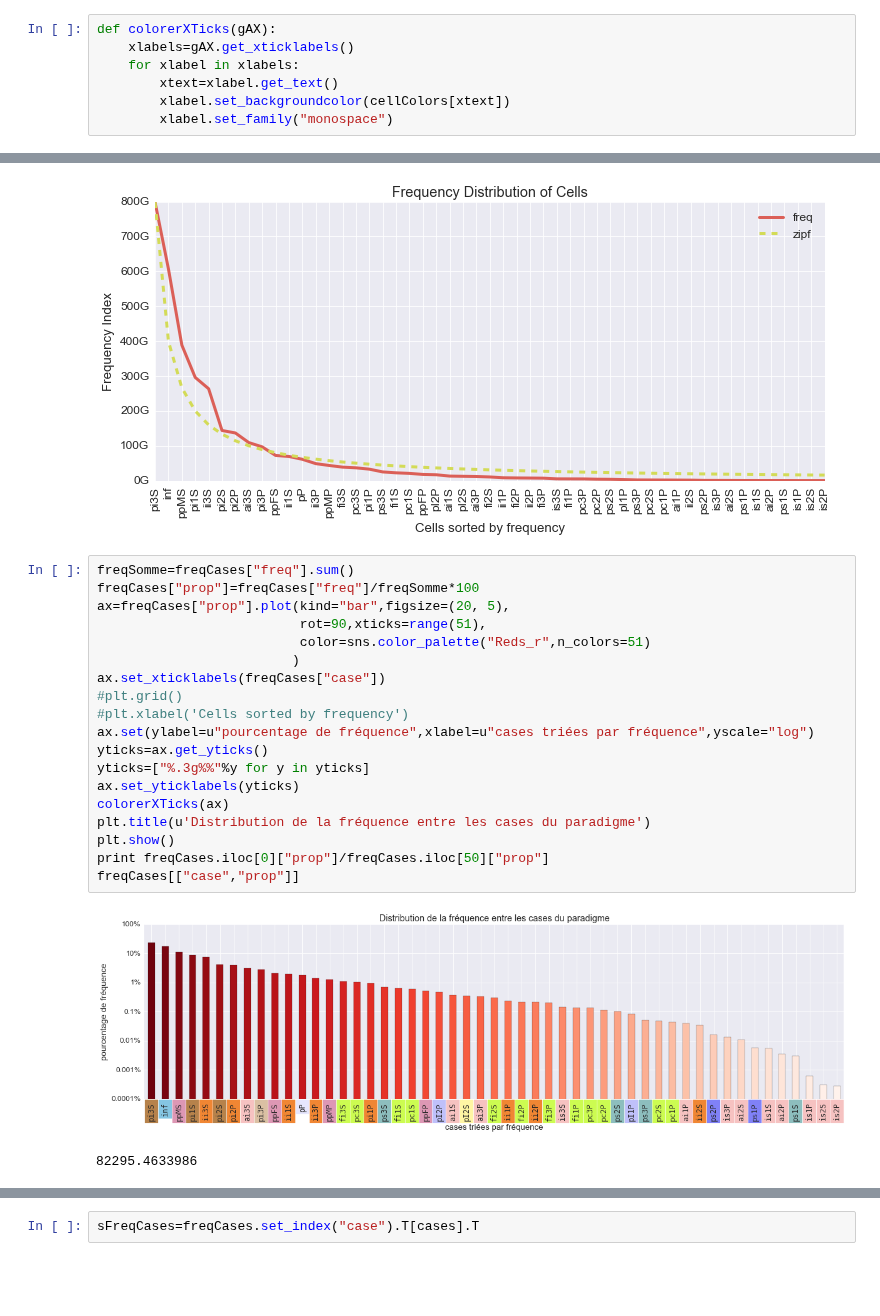
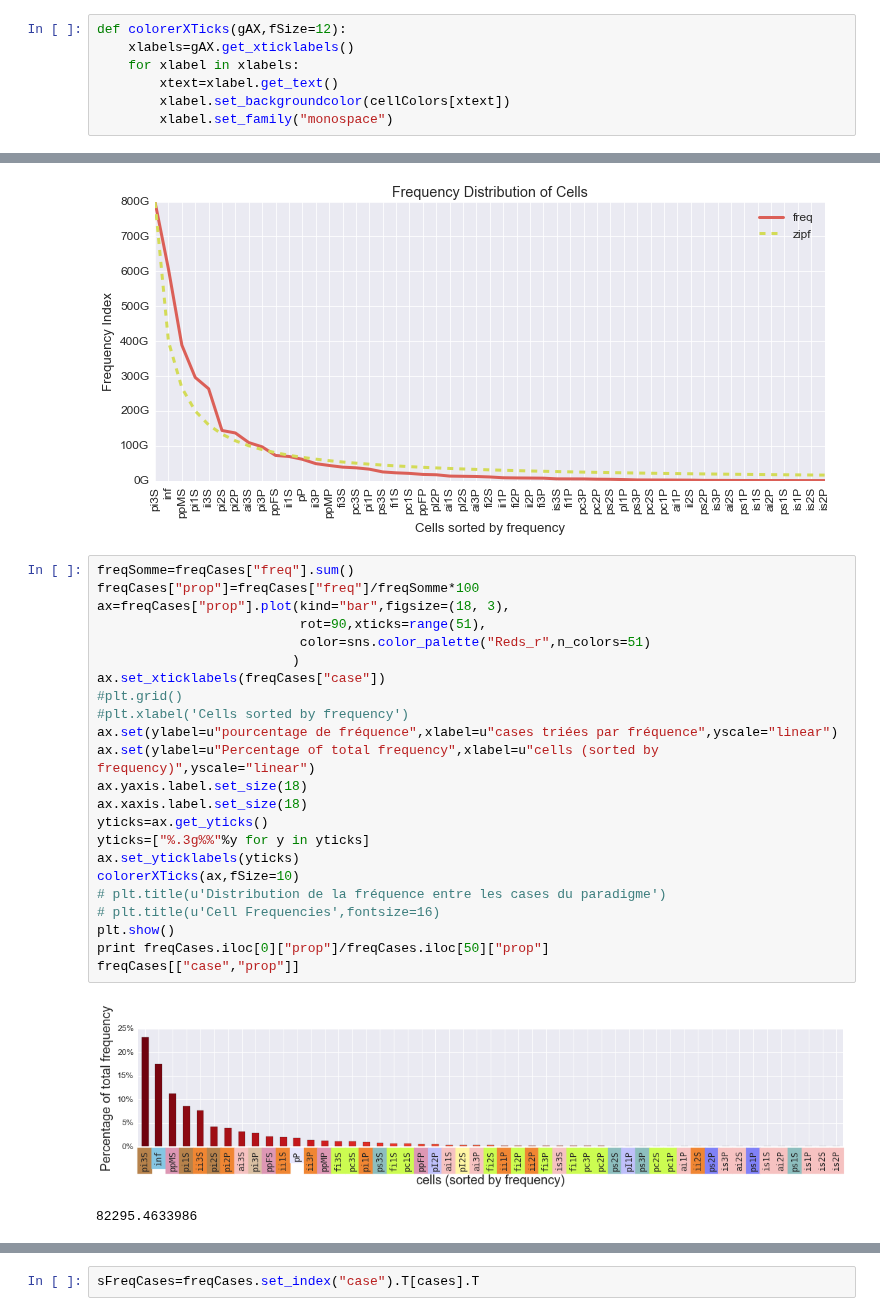
Before and after one commit to gboye/SWIM, a Jupyter notebook: SampleManagement/Lexique3-DistributionCoformes.ipynb, the cells around one changed output, grey strips where cells are left out. Drawn from its saved outputs; the diff is of its cells as text; blank space fills up the shorter version.

```diff
--- a/SampleManagement/Lexique3-DistributionCoformes.ipynb
+++ b/SampleManagement/Lexique3-DistributionCoformes.ipynb
@@ -74,7 +74,7 @@ cases+="pI2S pI1P pI2P inf pP".split(" ")
 cases+=["pp"+g+n for g in "MF" for n in "SP"]
 #cases
 # %%
-def colorerXTicks(gAX):
+def colorerXTicks(gAX,fSize=12):
     xlabels=gAX.get_xticklabels()
     for xlabel in xlabels:
         xtext=xlabel.get_text()
@@ -185,24 +207,28 @@ plt.show()
 # %%
 freqSomme=freqCases["freq"].sum()
 freqCases["prop"]=freqCases["freq"]/freqSomme*100
-ax=freqCases["prop"].plot(kind="bar",figsize=(20, 5),
+ax=freqCases["prop"].plot(kind="bar",figsize=(18, 3),
                           rot=90,xticks=range(51),
                           color=sns.color_palette("Reds_r",n_colors=51)
                          )
 ax.set_xticklabels(freqCases["case"])
 #plt.grid()
 #plt.xlabel('Cells sorted by frequency')
-ax.set(ylabel=u"pourcentage de fréquence",xlabel=u"cases triées par fréquence",yscale="log")
+ax.set(ylabel=u"pourcentage de fréquence",xlabel=u"cases triées par fréquence",yscale="linear")
+ax.set(ylabel=u"Percentage of total frequency",xlabel=u"cells (sorted by frequency)",yscale="linear")
+ax.yaxis.label.set_size(18)
+ax.xaxis.label.set_size(18)
 yticks=ax.get_yticks()
 yticks=["%.3g%%"%y for y in yticks]
 ax.set_yticklabels(yticks)
-colorerXTicks(ax)
-plt.title(u'Distribution de la fréquence entre les cases du paradigme')
+colorerXTicks(ax,fSize=10)
+# plt.title(u'Distribution de la fréquence entre les cases du paradigme')
+# plt.title(u'Cell Frequencies',fontsize=16)
 plt.show()
 print freqCases.iloc[0]["prop"]/freqCases.iloc[50]["prop"]
 freqCases[["case","prop"]]
 # %% [output]
-[figure, old version]
+[figure, new version]
 82295.4633986
 |  | case | prop |
 | 0 | pi3S | 23.122683 |
```
Also changed, not shown: parts of 2 cells of this notebook, 6 other files.
